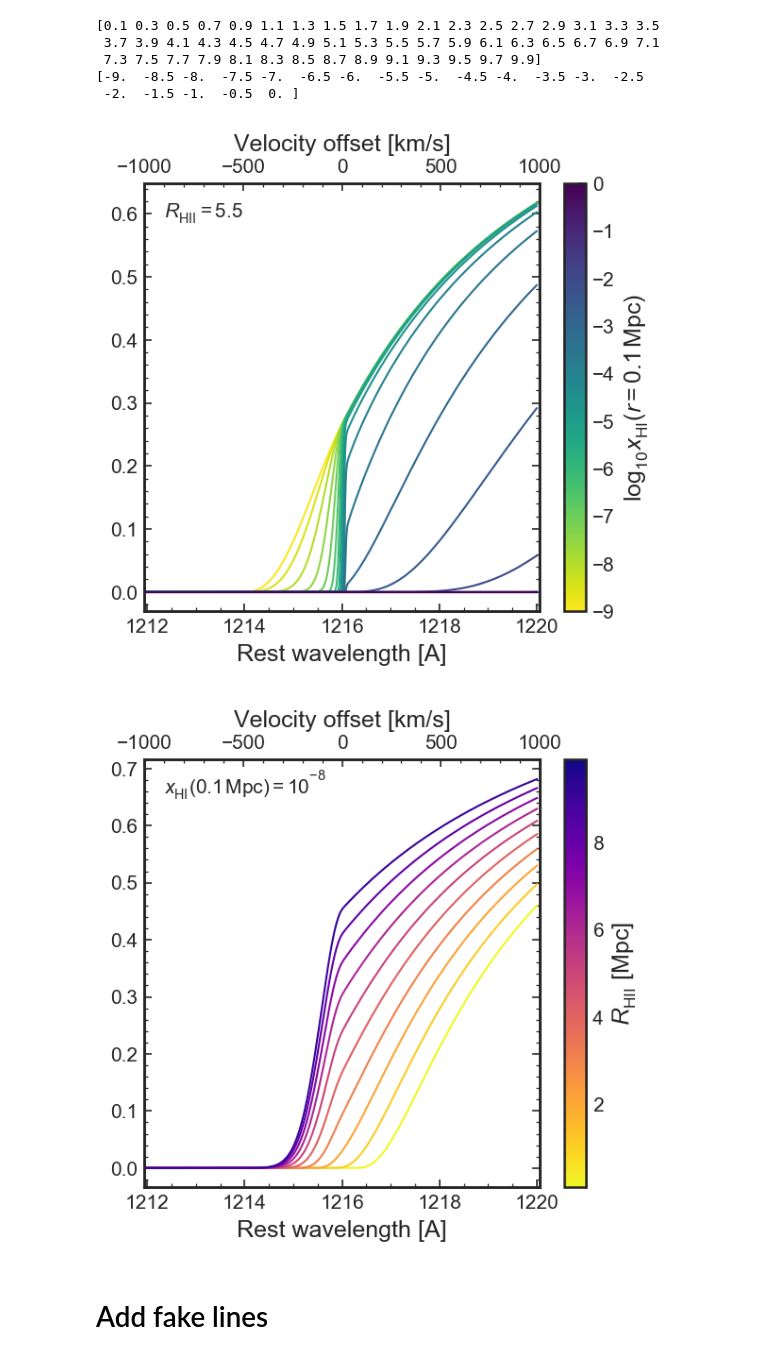
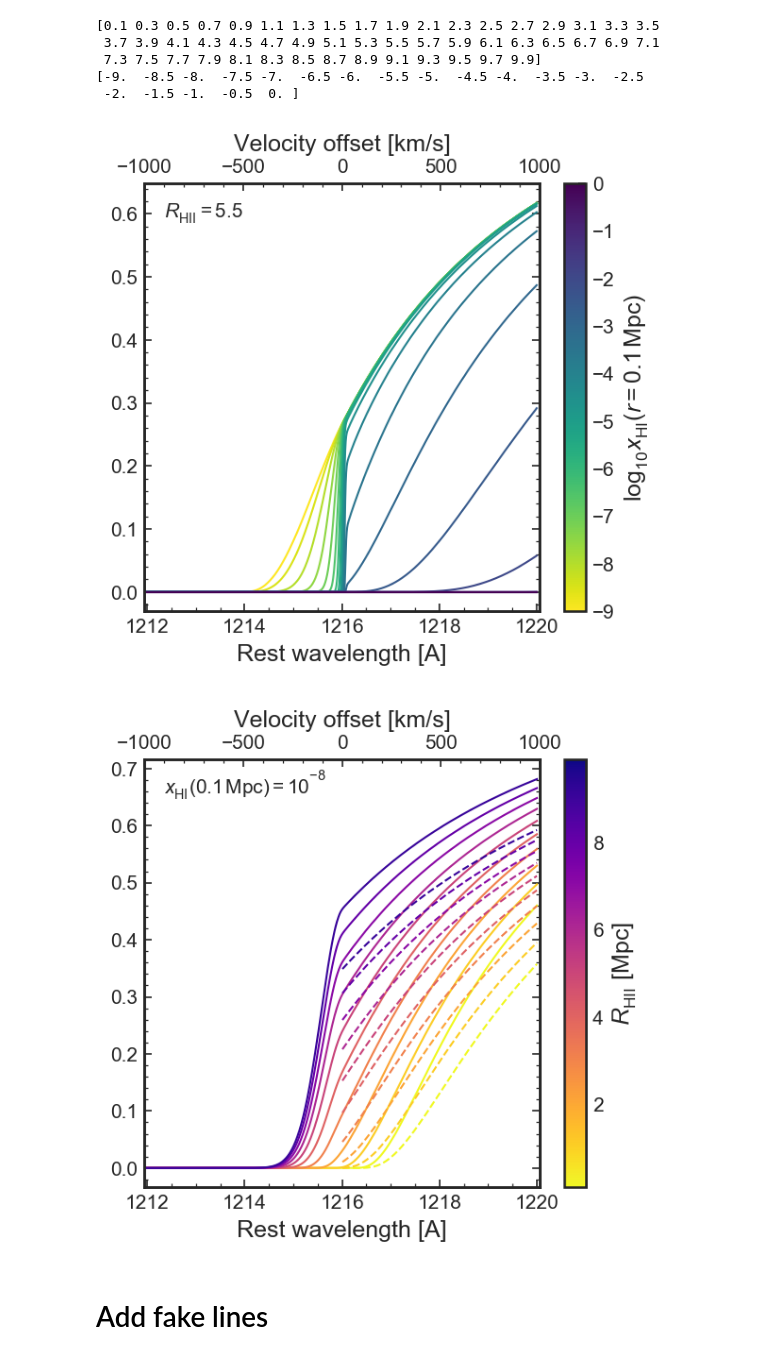
Before and after one commit to charlottenosam/LyaLineshapes, a Jupyter notebook: notebooks/bubble_size_lya_DV.ipynb, the cells around one changed output. Saved outputs shown, nothing was run; the diff lists cells and outputs as text; code cells hidden in the pictures.

Commit message:
comparing Malhotra & Rhoads 2006 and Miralda-Escude 1998

```diff
--- a/notebooks/bubble_size_lya_DV.ipynb
+++ b/notebooks/bubble_size_lya_DV.ipynb
@@ -812,0 +805,29 @@ plt.legend()
+# %%
+def tau_damp_MR06(DV, z, Rb, useHapprox=False):
+    """
+    Input Rb in cMpc
+    """
+    if useHapprox:
+        Happrox = 760*((1.+z)/7.5)**1.5 * u.km/u.s/u.Mpc
+        return 1.2*u.Mpc/(Rb/(1+z) + DV/Happrox).to(u.Mpc)
+    else:
+        return 1.2*u.Mpc/(Rb/(1+z) + DV/Planck15.H(z)).to(u.Mpc)
+
+
+DV_tab = bubbles.wave_to_DV(wave_em)
+
+for z_min in [6., 5., 4., 0.]:
+    tau_IGM = optical_depth(wave_em, z_min=z_min, z_max=z_ion, z_s=z_s,
+                        inside_HII=False, T=1.*u.K, Ndot_ion=Ndot_ion)
+    plt.plot(DV_tab[DV_tab > 0.], tau_IGM[DV_tab > 0.], label='$%.1f < z < %.1f$' % (z_min, z_s))
+
+plt.plot(DV_tab[DV_tab > 0.], tau_damp_MR06(DV_tab[DV_tab > 0.], Rb=R_ion, z=z_s),
+         c='k', ls='dashed', label='Malhotra & Rhoads 2006')
+plt.plot(DV_tab[DV_tab > 0.], tau_damp_MR06(DV_tab[DV_tab > 0.], Rb=R_ion, z=z_s, useHapprox=True),
+         c='k', ls='dotted', lw=1, label='MR06 H approx')
+
+
+# plt.annotate('$\tau =')
+plt.legend()
+plt.xlabel('Velocity offset [km/s]')
+plt.ylabel(r'optical depth, $\tau_\alpha$')
@@ -1111,35 +1135,39 @@ plt.colorbar(s_m, label='$\log_{10} x_\mathrm{HI} (r=0.1\,$Mpc$)$')
 
 ax_wave.set_xlabel('Rest wavelength [A]')
 plt.ylabel('Lya transmission')
 
 figname_transmission = '../figs/transmission_grid/transmission_xHI_change_zs=%.1f_zmin=%.1f_r=%.0f.pdf' % (z_s, z_min, r_slope)
 plt.savefig(figname_transmission, bbox_inches='tight')
 
 #============================================
 # Change R_HII
 s_m = bubbles.scalar_mappable(R_ion_tab, cmap='plasma_r')
 
 plt.figure(figsize=(4.5,4))
 ax_wave = plt.subplot()
-
+DV = bubbles.wave_to_DV(bubbles.wave_em)
 xHI_01_key  = -8.0
 for R_ion in R_ion_tab[::5]:
     plt.plot(bubbles.wave_em, np.exp(-tau_total_dict[(R_ion, xHI_01_key)]),
              c=s_m.to_rgba(R_ion), alpha=1, lw=1)
+
+
+    plt.plot(bubbles.wave_em[DV >= 0.], np.exp(-tau_damp_MR06(DV[DV >= 0.], z=z_s, Rb=R_ion*u.Mpc)),
+             ls='dashed', c=s_m.to_rgba(R_ion), alpha=1, lw=1)
 
 # DV axes
 ax_DV = bubbles.make_DV_axes(ax_wave, bubbles.wave_em, np.exp(-tau_total_dict[(R_ion, xHI_01_key)]))
 
 plt.annotate('$x_\mathrm{HI}(0.1\,$Mpc$) = 10^{%.0f}$' % xHI_01_key, xy=(0.05,0.92), xycoords='axes fraction')
 plt.colorbar(s_m, label='$R_\mathrm{HII}$ [Mpc]')
 
 ax_wave.set_xlabel('Rest wavelength [A]')
 plt.ylabel('Lya transmission')
 
 plt.savefig(figname_transmission.replace('xHI_change','RHII_change'), bbox_inches='tight')
 # %% [output]
 [figure]
-[figure, old version]
+[figure, new version]
 # %% [markdown]
 # Add fake lines
 # %%
```
Also changed, not shown: parts of 7 cells of this notebook, 2 other files.
